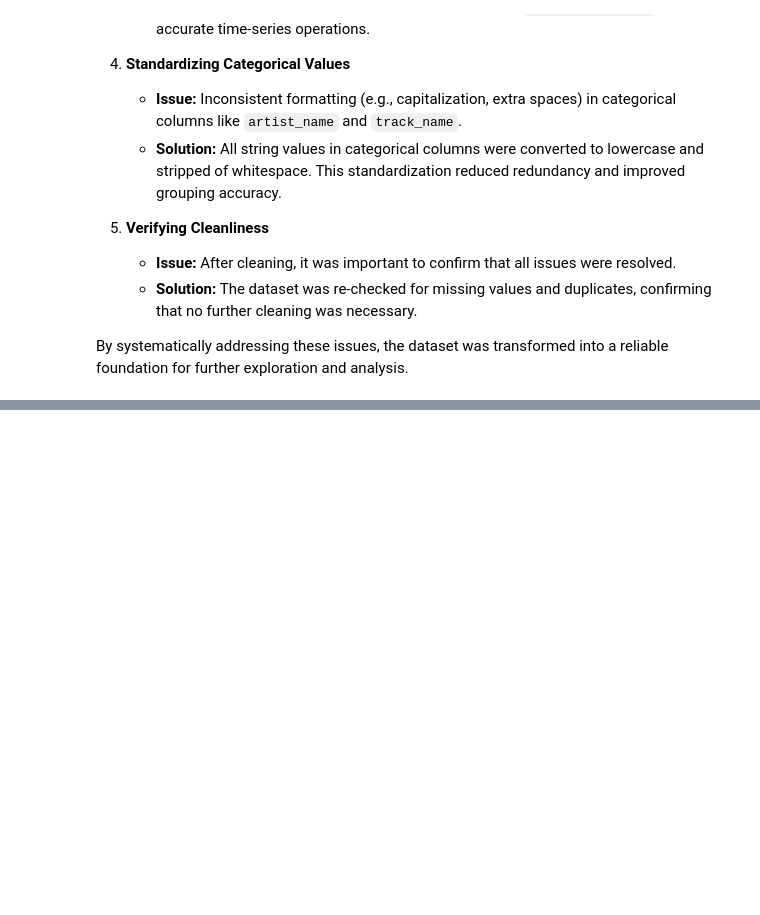
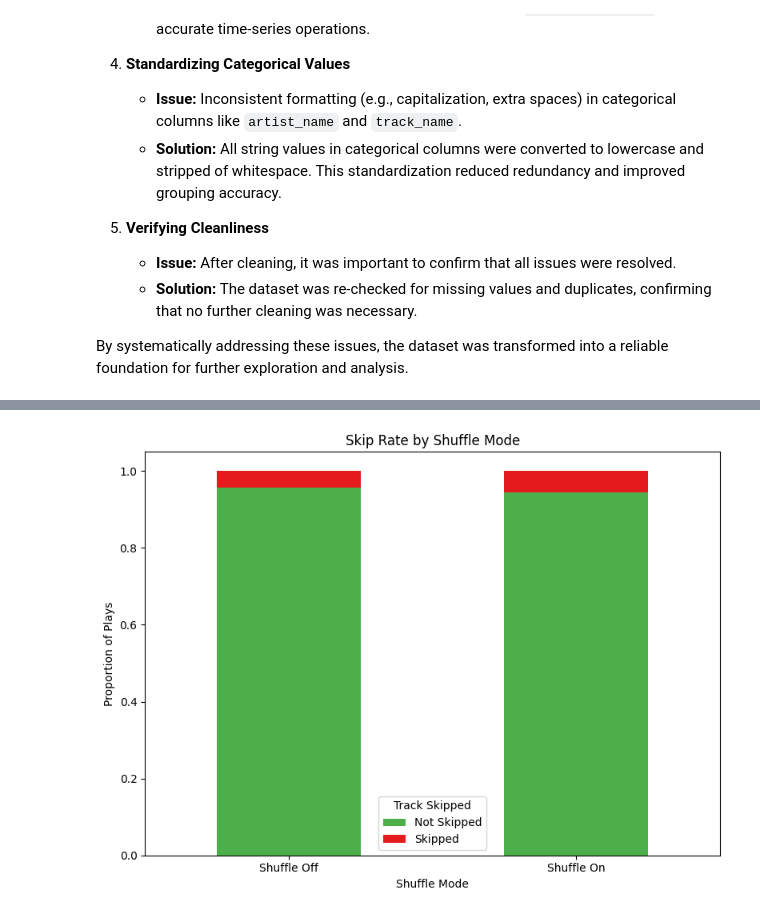
Before and after one commit to Adam-Ansar/spotify-listening-history-analysis, a Jupyter notebook: spotify_analysis.ipynb, the cells around one changed output, grey strips where cells are left out. Saved outputs shown, nothing was run; the diff lists cells and outputs as text; code cells hidden in the pictures; blank space fills up the shorter version.

```diff
--- a/spotify_analysis.ipynb
+++ b/spotify_analysis.ipynb
@@ -242,0 +377,18 @@ By applying hypothesis testing, we can uncover statistically significant insight
+# %%
+# Advanced visualization: Compare skip rates by shuffle mode using a stacked bar plot
+
+# Calculate skip rates for shuffle ON and OFF
+skip_counts = df_cleaned.groupby(['shuffle', 'skipped']).size().unstack(fill_value=0)
+skip_props = skip_counts.div(skip_counts.sum(axis=1), axis=0)
+
+# Plot stacked bar chart
+skip_props.plot(kind='bar', stacked=True, color=['#4daf4a', '#e41a1c'], figsize=(8,6))
+plt.title('Skip Rate by Shuffle Mode')
+plt.xlabel('Shuffle Mode')
+plt.ylabel('Proportion of Plays')
+plt.xticks([0, 1], ['Shuffle Off', 'Shuffle On'], rotation=0)
+plt.legend(['Not Skipped', 'Skipped'], title='Track Skipped')
+plt.tight_layout()
+plt.show()
+# %% [output]
+[figure, added]
```
Also changed, not shown: parts of 13 cells of this notebook.
